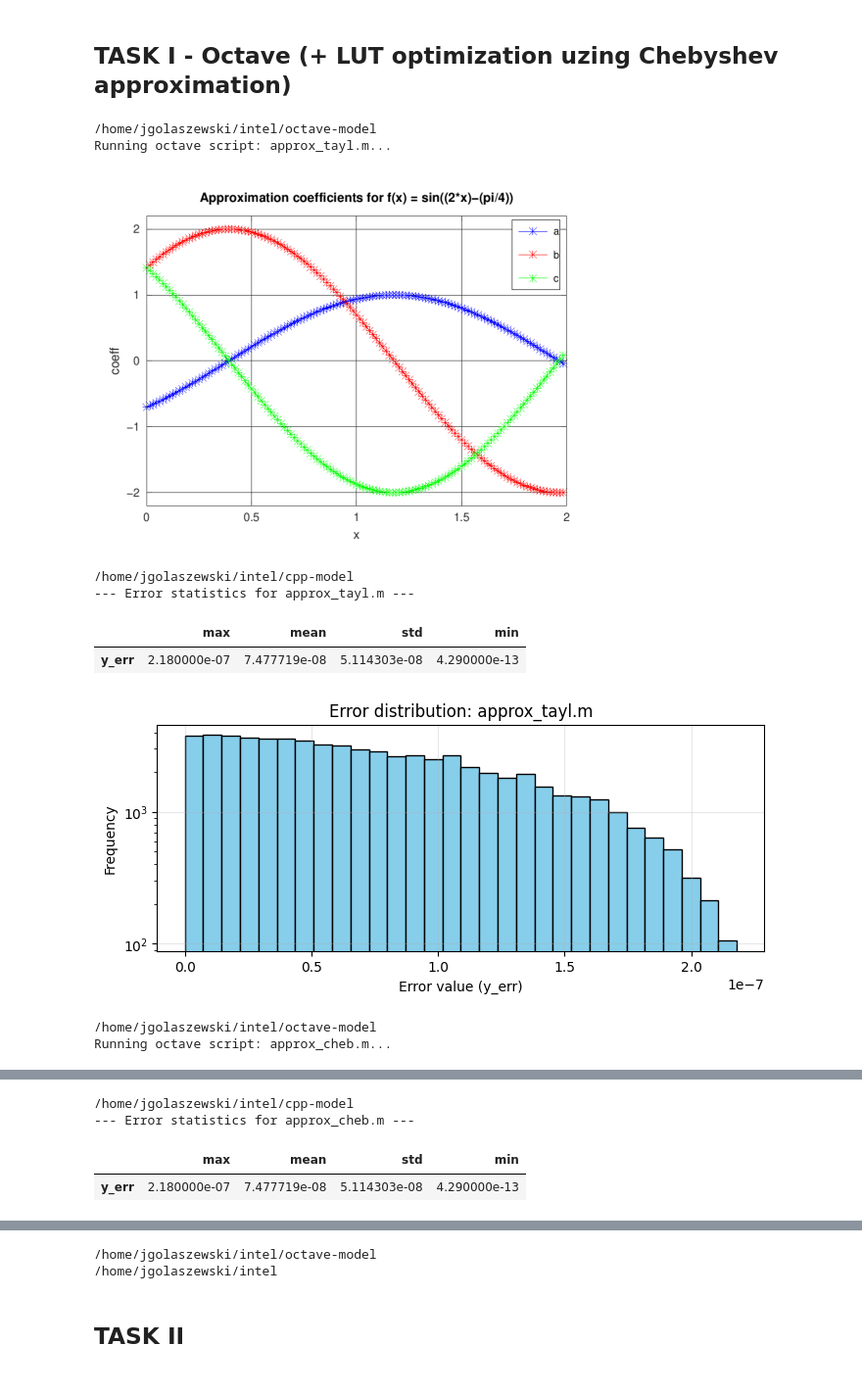
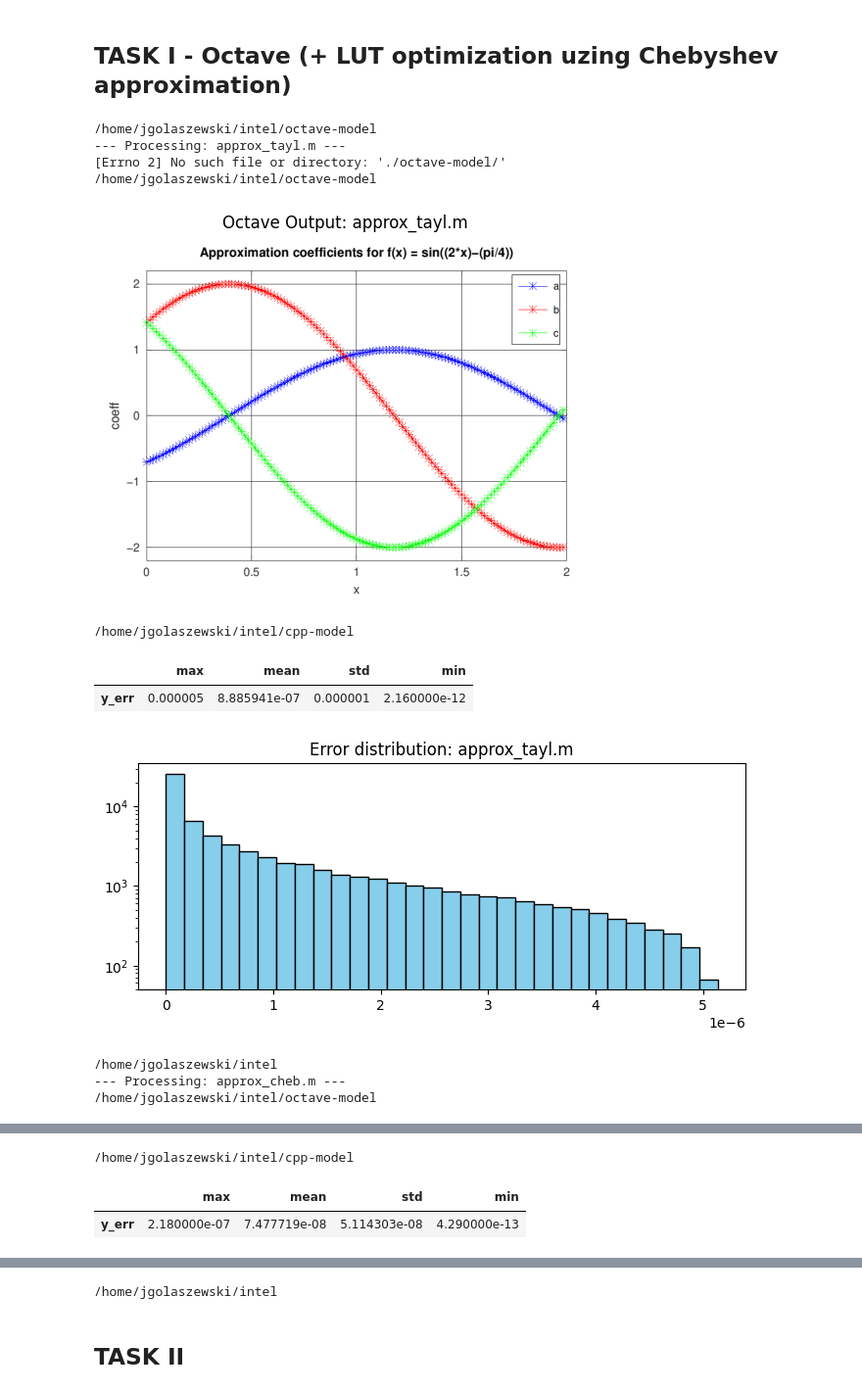
Before and after one commit to JGolaszewski/intel, a Jupyter notebook: summary.ipynb, the cells around one changed output, grey strips where cells are left out. Shown at 98% size. Cells and saved outputs as stored; diff of their text form; code cells hidden in the pictures.

```diff
--- a/summary.ipynb
+++ b/summary.ipynb
@@ -97,54 +97,54 @@ CPP_EXE_NAME = "./QuadraTb"
 
 %cd ./octave-model/
 lut_octave_exec = ['approx_tayl.m', 'approx_cheb.m']
 lut_octave_coeffs = ['lut_coeffs_taylor.txt', 'lut_coeffs_chebyshev.txt']
 lut_octave_plot = ['plot_taylor_coeffs.png', 'plot_chebyshev_coeffs.png']
 
 for exe, coeffs, plot in zip(lut_octave_exec, lut_octave_coeffs, lut_octave_plot):
-    print(f'Running octave script: {exe}...')
+    print(f'--- Processing: {exe} ---')
+
+    %cd ./octave-model/
     !./{exe} > /dev/null 2>&1
+
+    plt.figure()
     plt.imshow(Image.open(plot))
+    plt.title(f"Octave Output: {exe}")
     plt.axis('off')
     plt.show()
+    plt.close()
 
-
+    convert_to_hpp(coeffs, '../cpp-model/CoeffTable.hpp')
     %cd ../cpp-model/
-
     subprocess.run(["make", "check-lut"], capture_output=True, text=True)
     run = subprocess.run([CPP_EXE_NAME, "--step", "0x1000"], capture_output=True, text=True)
 
     df = parse_output_to_df(run.stdout)
 
-    error_stats = df['y_err'].agg(['max', 'mean', 'std', 'min']).to_frame().T
-
-    print(f"--- Error statistics for {exe} ---")
-    display(error_stats)
+    display(df['y_err'].agg(['max', 'mean', 'std', 'min']).to_frame().T)
 
     plt.figure(figsize=(8, 3))
     plt.hist(df['y_err'], bins=30, color='skyblue', edgecolor='black')
     plt.title(f'Error distribution: {exe}')
-    plt.xlabel('Error value (y_err)')
-    plt.ylabel('Frequency')
     plt.yscale('log')
-    plt.grid(True, alpha=0.3)
     plt.show()
+    plt.close()
 
-    %cd ../octave-model/
+    %cd ..
 
 
 # Using Chebyshev coeff.
-coeff_f = 'lut_coeffs_chebyshev.txt'
-convert_to_hpp(coeff_f, '../cpp-model/CoeffTable.hpp')
-
-%cd ..
+coeff_f = './octave-model/lut_coeffs_chebyshev.txt'
+convert_to_hpp(coeff_f, './cpp-model/CoeffTable.hpp')
 # %% [output]
 /home/jgolaszewski/intel/octave-model
-Running octave script: approx_tayl.m...
+--- Processing: approx_tayl.m ---
+[Errno 2] No such file or directory: './octave-model/'
+/home/jgolaszewski/intel/octave-model
-[figure, old version]
+[figure, new version]
 /home/jgolaszewski/intel/cpp-model
---- Error statistics for approx_tayl.m ---
 |  | max | mean | std | min |
-| y_err | 2.180000e-07 | 7.477719e-08 | 5.114303e-08 | 4.290000e-13 |
+| y_err | 0.000005 | 8.885941e-07 | 0.000001 | 2.160000e-12 |
-[figure, old version]
+[figure, new version]
+/home/jgolaszewski/intel
+--- Processing: approx_cheb.m ---
 /home/jgolaszewski/intel/octave-model
-Running octave script: approx_cheb.m...
@@ -152,4 +152,3 @@ Running octave script: approx_cheb.m...
 /home/jgolaszewski/intel/cpp-model
---- Error statistics for approx_cheb.m ---
 |  | max | mean | std | min |
 | y_err | 2.180000e-07 | 7.477719e-08 | 5.114303e-08 | 4.290000e-13 |
@@ -157,4 +156,3 @@ Running octave script: approx_cheb.m...
-/home/jgolaszewski/intel/octave-model
 /home/jgolaszewski/intel
 # %% [markdown]
 ## TASK II
```
Also changed, not shown: parts of 3 cells of this notebook, 2 other files.
